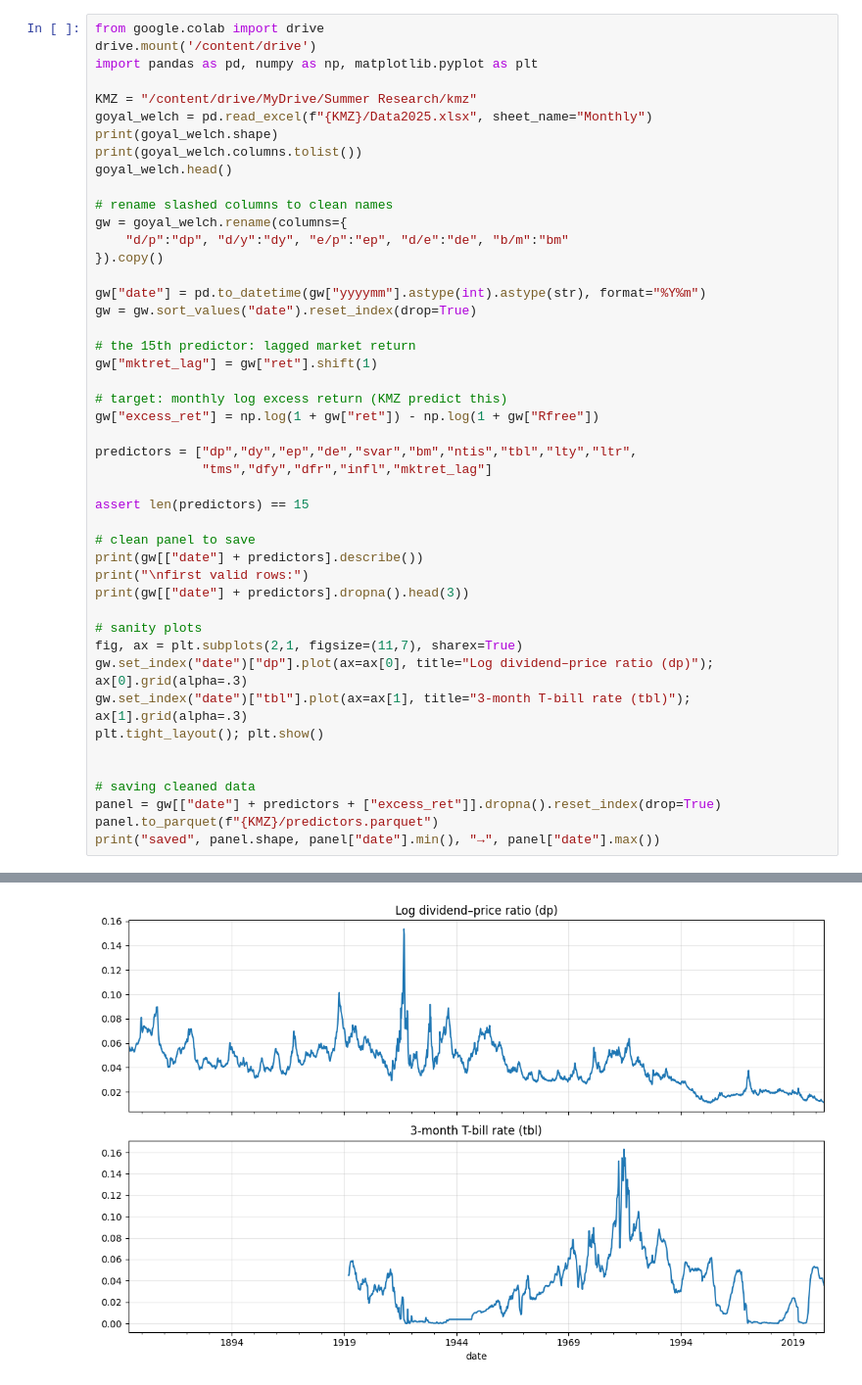
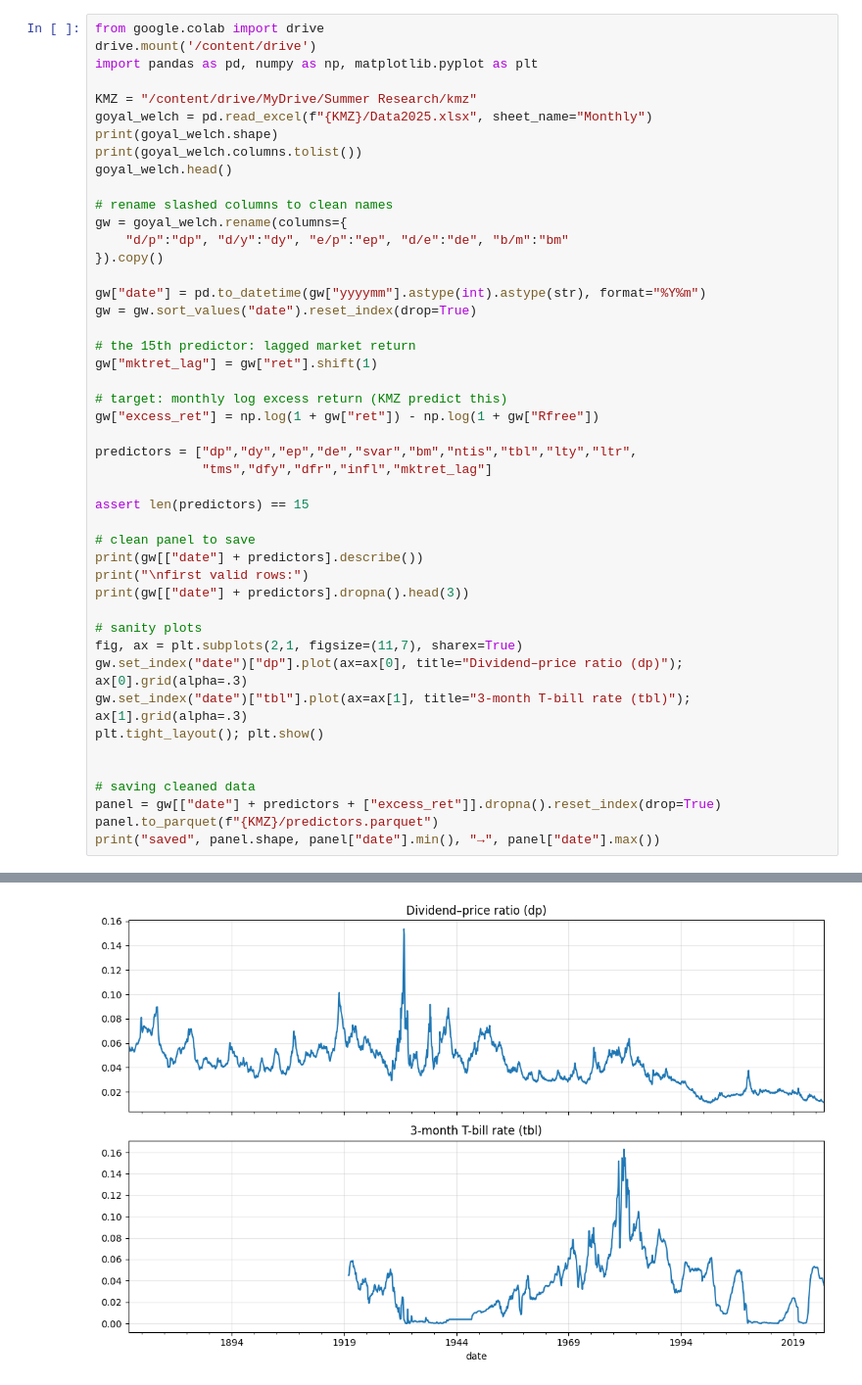
Before and after one commit to vishwesh-V/virtue-of-complexity, a Jupyter notebook: kmz/kmz_data.ipynb, the cells around one changed output, grey strips where cells are left out. Shown at 98% size. Cells and saved outputs as stored; diff of their text form.

Commit message:
Changing Log dividend price ratio to dividend price ratio because we take simple ratio not log

```diff
--- a/kmz/kmz_data.ipynb
+++ b/kmz/kmz_data.ipynb
@@ -37,33 +37,33 @@ print(gw[["date"] + predictors].dropna().head(3))
 
 # sanity plots
 fig, ax = plt.subplots(2,1, figsize=(11,7), sharex=True)
-gw.set_index("date")["dp"].plot(ax=ax[0], title="Log dividend–price ratio (dp)"); ax[0].grid(alpha=.3)
+gw.set_index("date")["dp"].plot(ax=ax[0], title="Dividend–price ratio (dp)"); ax[0].grid(alpha=.3)
 gw.set_index("date")["tbl"].plot(ax=ax[1], title="3-month T-bill rate (tbl)"); ax[1].grid(alpha=.3)
 plt.tight_layout(); plt.show()
 
 
 # saving cleaned data
 panel = gw[["date"] + predictors + ["excess_ret"]].dropna().reset_index(drop=True)
 panel.to_parquet(f"{KMZ}/predictors.parquet")
 print("saved", panel.shape, panel["date"].min(), "→", panel["date"].max())
 # %% [output]
 Drive already mounted at /content/drive; to attempt to forcibly remount, call drive.mount("/content/drive", force_remount=True).
 (1860, 57)
 ['yyyymm', 'price', 'd12', 'e12', 'ret', 'retx', 'AAA', 'BAA', 'lty', 'ltr', 'corpr', 'tbl', 'Rfree', 'd/p', 'd/y', 'e/p', 'd/e', 'b/m', 'tms', 'dfy', 'dfr', 'infl', 'eqis', 'ntis', 'svar', 'cay', 'i/ ...
                                 date           dp           dy           ep  \
 count                           1860  1860.000000  1859.000000  1860.000000
 mean   1948-06-16 06:31:44.516129024     0.042203     0.042292     0.072079
 min              1871-01-01 00:00:00     0.010849     0.010771     0.007935
 25%              1909-09-23 12:00:00     0.029897     0.030012     0.053715
 50%              1948-06-16 00:00:00     0.041964     0.042069     0.066484
 75%              1987-03-08 18:00:00     0.053335     0.053433     0.086385
 max              2025-12-01 00:00:00     0.153624     0.147651     0.188235
 std                              NaN     0.017832     0.017638     0.027443
 
 ... (41 lines left out)
      mktret_lag
 671    0.026937
 672    0.026047
 673   -0.002910
-[figure, old version]
+[figure, new version]
 saved (1189, 17) 1926-12-01 00:00:00 → 2025-12-01 00:00:00
```
